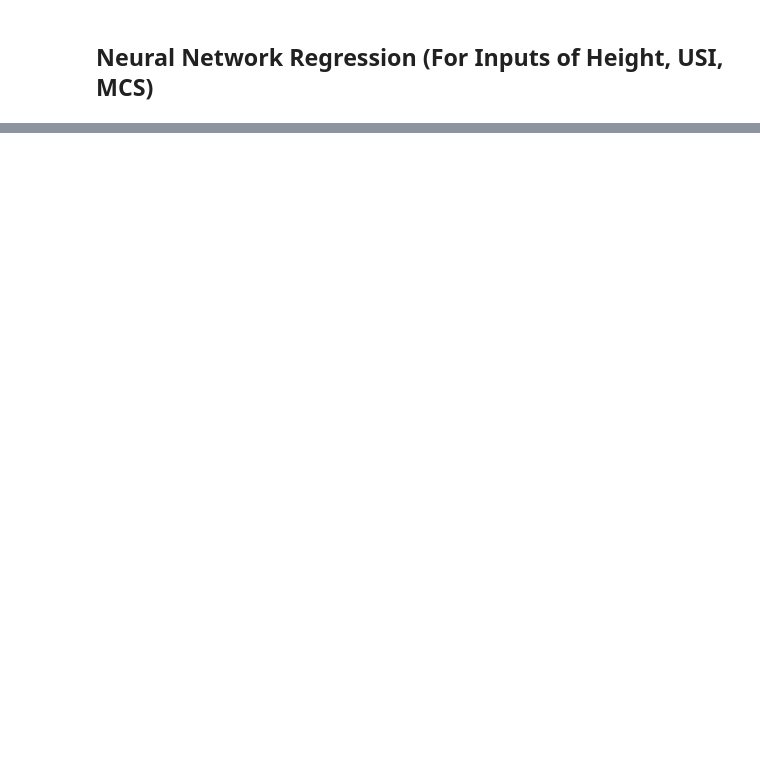
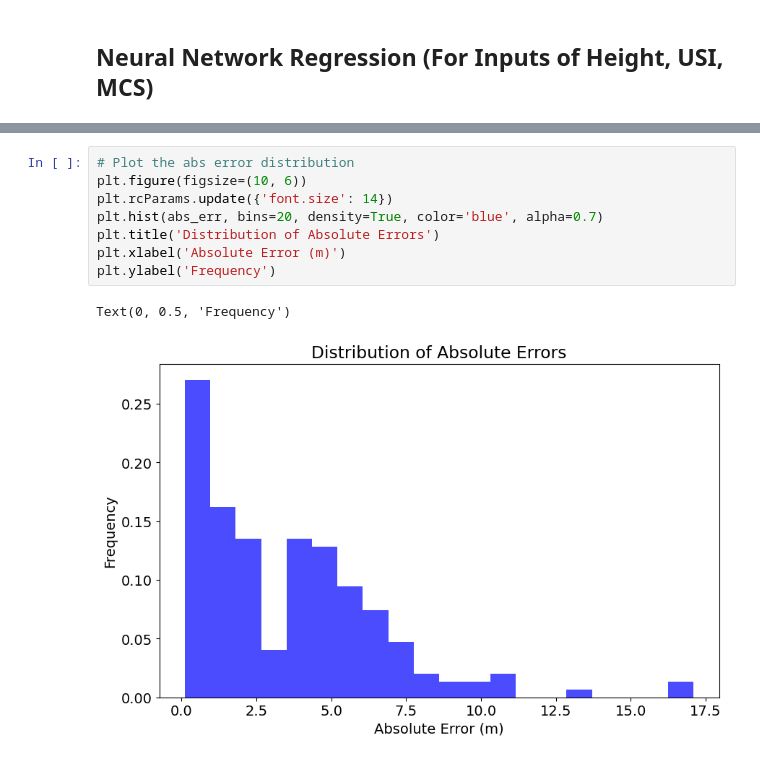
Before and after one commit to ReubenLimMonash/obj2, a Jupyter notebook: journal_2_scripts/fanet_cliff_prediction.ipynb, the cells around one changed output, grey strips where cells are left out. Cells and saved outputs as stored; diff of their text form; blank space fills up the shorter version.

```diff
--- a/journal_2_scripts/fanet_cliff_prediction.ipynb
+++ b/journal_2_scripts/fanet_cliff_prediction.ipynb
@@ -916,0 +1781,11 @@ plt.legend()
+# %%
+# Plot the abs error distribution
+plt.figure(figsize=(10, 6))
+plt.rcParams.update({'font.size': 14})
+plt.hist(abs_err, bins=20, density=True, color='blue', alpha=0.7)
+plt.title('Distribution of Absolute Errors')
+plt.xlabel('Absolute Error (m)')
+plt.ylabel('Frequency')
+# %% [output]
+Text(0, 0.5, 'Frequency')
+[figure, added]
```
Also changed, not shown: parts of 26 cells of this notebook, 7 other files.
